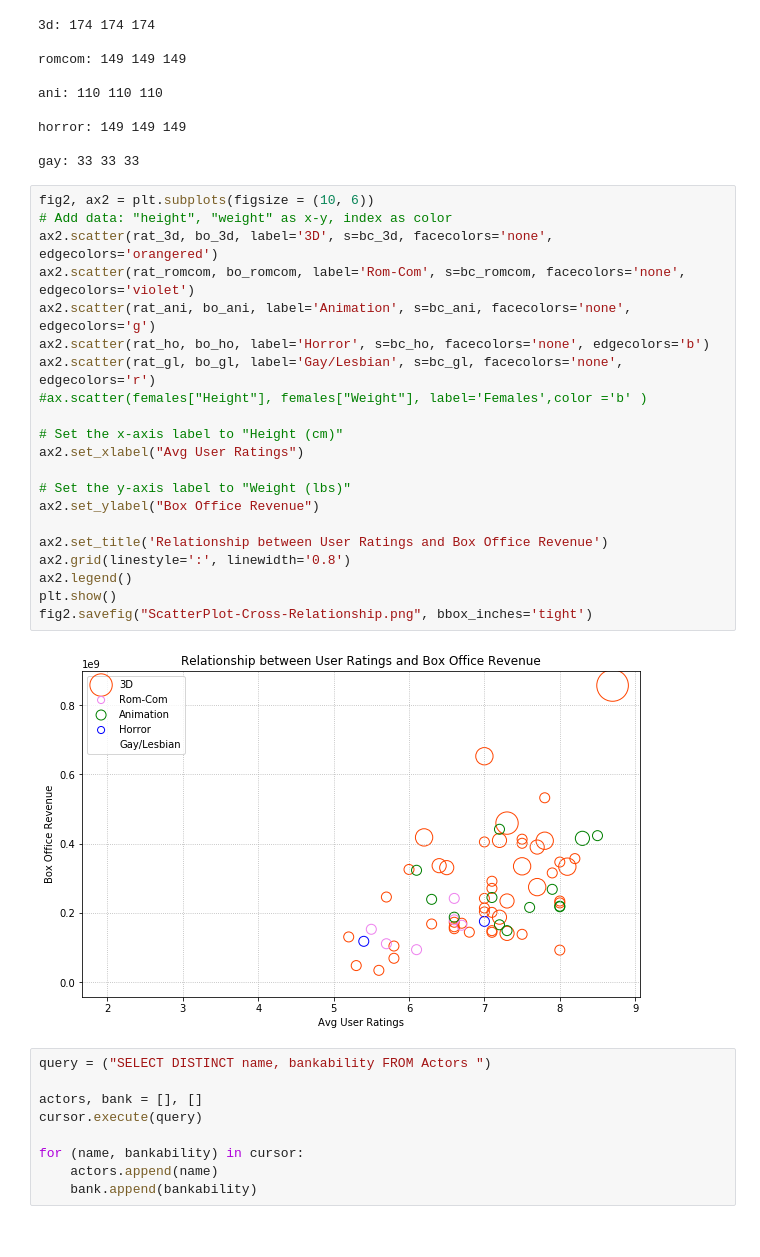
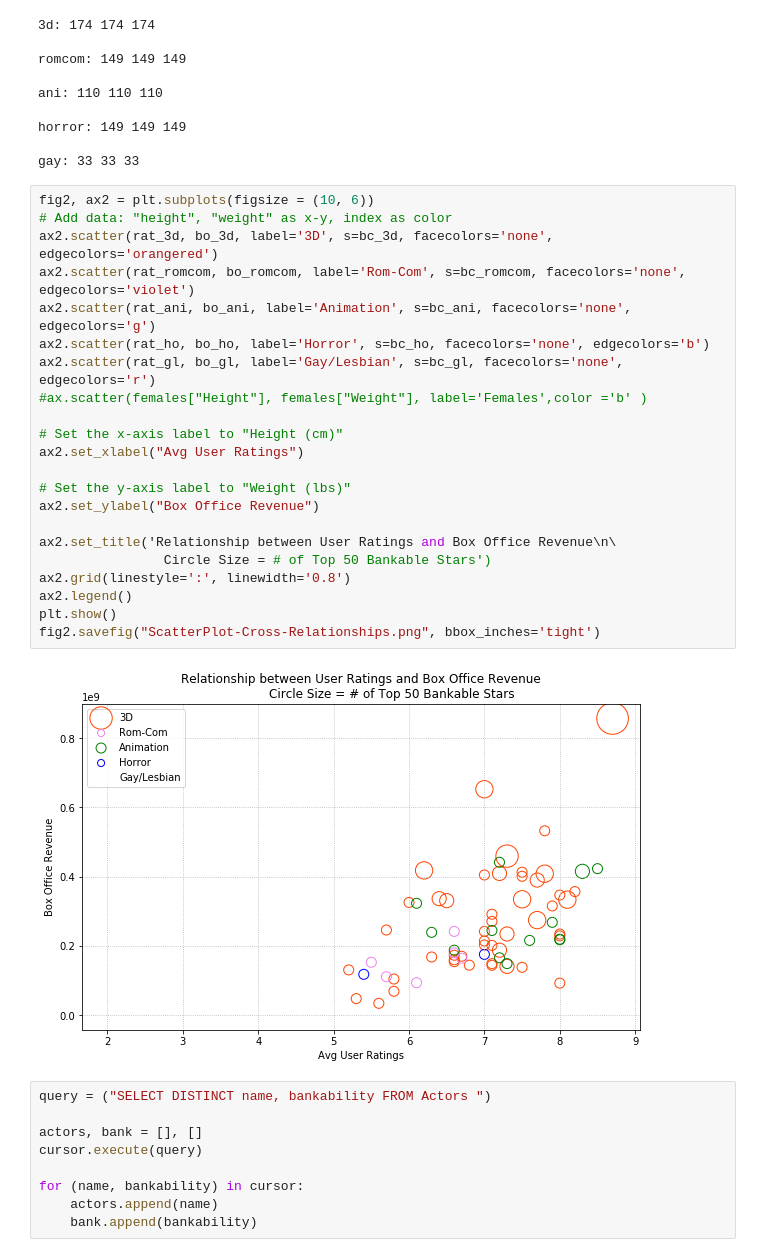
Before and after one commit to jkarma0920/MovieProject1, a Jupyter notebook: Movie_Project1_Jay.ipynb, the cells around one changed output. Saved outputs shown, nothing was run; the diff lists cells and outputs as text.

```diff
--- a/JP_v7.ipynb
+++ b/Movie_Project1_Jay.ipynb
@@ -227,26 +227,27 @@ gay: 33 33 33
 # %%
 fig2, ax2 = plt.subplots(figsize = (10, 6))
 # Add data: "height", "weight" as x-y, index as color
 ax2.scatter(rat_3d, bo_3d, label='3D', s=bc_3d, facecolors='none', edgecolors='orangered')
 ax2.scatter(rat_romcom, bo_romcom, label='Rom-Com', s=bc_romcom, facecolors='none', edgecolors='violet')
 ax2.scatter(rat_ani, bo_ani, label='Animation', s=bc_ani, facecolors='none', edgecolors='g')
 ax2.scatter(rat_ho, bo_ho, label='Horror', s=bc_ho, facecolors='none', edgecolors='b')
 ax2.scatter(rat_gl, bo_gl, label='Gay/Lesbian', s=bc_gl, facecolors='none', edgecolors='r')
 #ax.scatter(females["Height"], females["Weight"], label='Females',color ='b' )
 
 # Set the x-axis label to "Height (cm)"
 ax2.set_xlabel("Avg User Ratings")
 
 # Set the y-axis label to "Weight (lbs)"
 ax2.set_ylabel("Box Office Revenue")
 
-ax2.set_title('Relationship between User Ratings and Box Office Revenue')
+ax2.set_title('Relationship between User Ratings and Box Office Revenue\n\
+                Circle Size = # of Top 50 Bankable Stars')
 ax2.grid(linestyle=':', linewidth='0.8')
 ax2.legend()
 plt.show()
-fig2.savefig("ScatterPlot-Cross-Relationship.png", bbox_inches='tight')
+fig2.savefig("ScatterPlot-Cross-Relationships.png", bbox_inches='tight')
 # %% [output]
-[figure, old version]
+[figure, new version]
 # %%
 query = ("SELECT DISTINCT name, bankability FROM Actors ")
 
```
Also changed, not shown: parts of 1 cell of this notebook, 3 other files.
